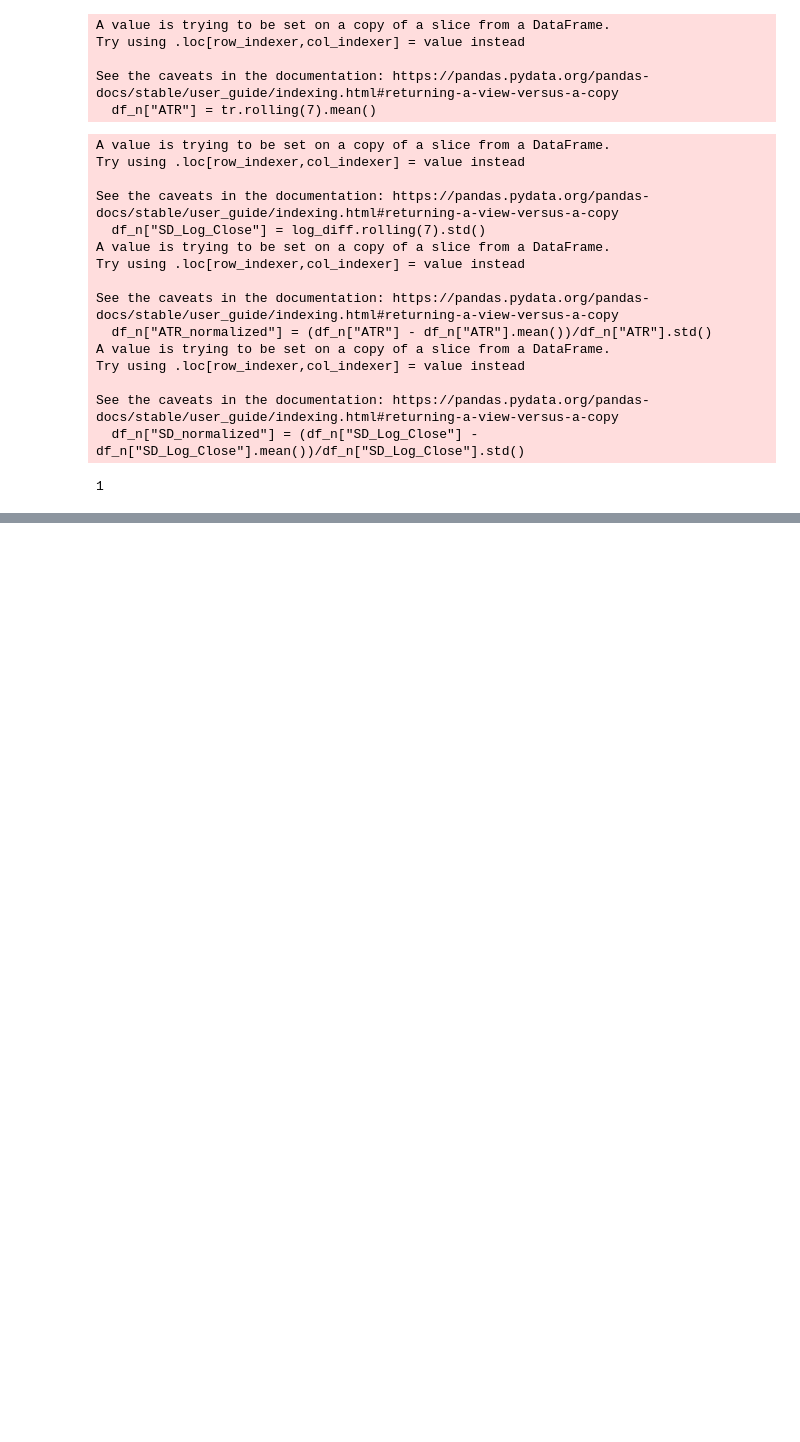
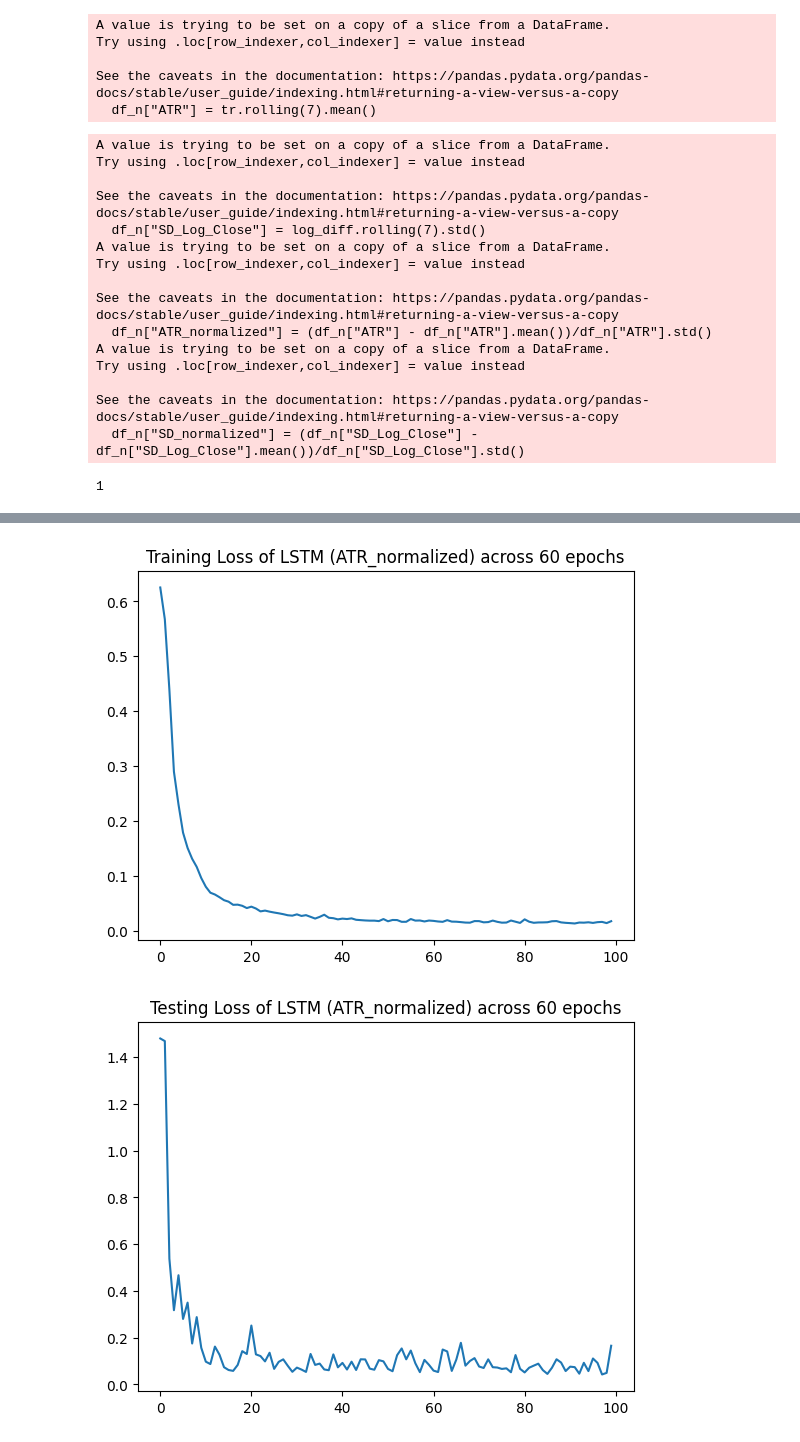
Before and after one commit to AkshayMurthy1/lstm-atr-prediction, a Jupyter notebook: stock-data/get_stock_data.ipynb, the cells around one changed output, grey strips where cells are left out. Drawn from its saved outputs; the diff is of its cells as text; code cells hidden in the pictures; blank space fills up the shorter version.

```diff
--- a/stock-data/get_stock_data.ipynb
+++ b/stock-data/get_stock_data.ipynb
@@ -374,0 +510,3 @@ Text(0.5, 1.0, 'Testing Loss of LSTM (SD_normalized) across 60 epochs')
+# %%
+pipeline("XLP",start,end,metric="ATR_normalized")
+# %% [output]
@@ -374,0 +547,2 @@ Text(0.5, 1.0, 'Testing Loss of LSTM (SD_normalized) across 60 epochs')
+[figure, added]
+[figure, added]
```
Also changed, not shown: parts of 15 cells of this notebook, 2 other files.
